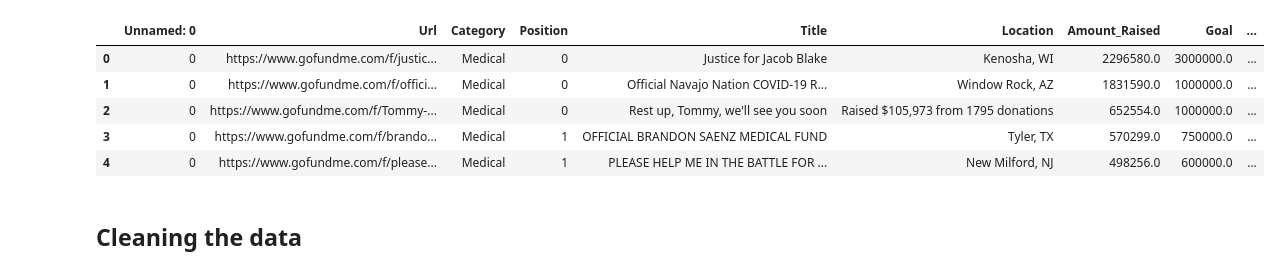
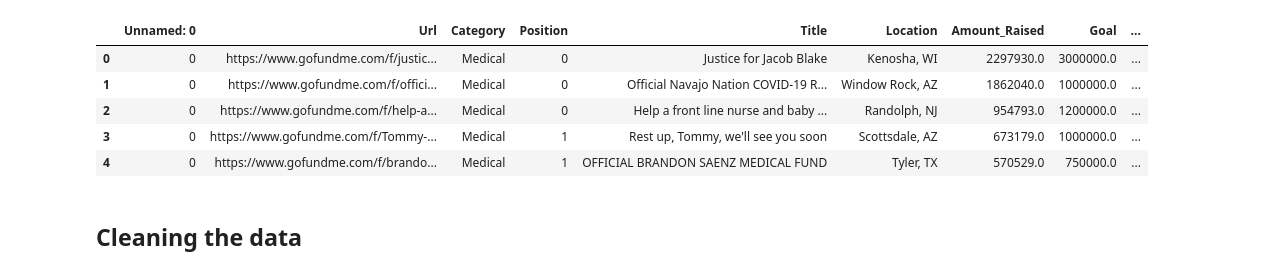
Before and after one commit to djleung/DS3-GoFundMe, a Jupyter notebook: gofundme exploration.ipynb, the cells around one changed output. Cells and saved outputs as stored; diff of their text form; code cells hidden in the pictures.

```diff
--- a/gofundme exploration.ipynb
+++ b/gofundme exploration.ipynb
@@ -1,24 +1,24 @@
 # %%
 import pandas as pd
 import numpy as np
 import seaborn as sns
 import matplotlib.pyplot as plt
 import geopandas as gpd
 
 headers = ["Url", "Category","Position", "Title", "Location","Amount_Raised", "Goal", "Number_of_Donators",
            "Length_of_Fundraising", "FB_Shares", "GFM_hearts", "Text", "Latitude", "Longitude"]
 
-df = pd.read_csv('GFM_data.csv', sep = '\t')
+df = pd.read_csv('new.csv', sep = '\t')
 
 
 df.head()
 # %% [output]
 |  | Unnamed: 0 | Url | Category | Position | Title | Location | Amount_Raised | Goal | ... |
-| 0 | 0 | https://www.gofundme.com/f/justic... | Medical | 0 | Justice for Jacob Blake | Kenosha, WI | 2296580.0 | 3000000.0 | ... |
-| 1 | 0 | https://www.gofundme.com/f/offici... | Medical | 0 | Official Navajo Nation COVID-19 R... | Window Rock, AZ | 1831590.0 | 1000000.0 | ... |
-| 2 | 0 | https://www.gofundme.com/f/Tommy-... | Medical | 0 | Rest up, Tommy, we'll see you soon | Raised $105,973 from 1795 donations | 652554.0 | 1000000.0 | ... |
-| 3 | 0 | https://www.gofundme.com/f/brando... | Medical | 1 | OFFICIAL BRANDON SAENZ MEDICAL FUND | Tyler, TX | 570299.0 | 750000.0 | ... |
-| 4 | 0 | https://www.gofundme.com/f/please... | Medical | 1 | PLEASE HELP ME IN THE BATTLE FOR ... | New Milford, NJ | 498256.0 | 600000.0 | ... |
+| 0 | 0 | https://www.gofundme.com/f/justic... | Medical | 0 | Justice for Jacob Blake | Kenosha, WI | 2297930.0 | 3000000.0 | ... |
+| 1 | 0 | https://www.gofundme.com/f/offici... | Medical | 0 | Official Navajo Nation COVID-19 R... | Window Rock, AZ | 1862040.0 | 1000000.0 | ... |
+| 2 | 0 | https://www.gofundme.com/f/help-a... | Medical | 0 | Help a front line nurse and baby ... | Randolph, NJ | 954793.0 | 1200000.0 | ... |
+| 3 | 0 | https://www.gofundme.com/f/Tommy-... | Medical | 1 | Rest up, Tommy, we'll see you soon | Scottsdale, AZ | 673179.0 | 1000000.0 | ... |
+| 4 | 0 | https://www.gofundme.com/f/brando... | Medical | 1 | OFFICIAL BRANDON SAENZ MEDICAL FUND | Tyler, TX | 570529.0 | 750000.0 | ... |
 # %% [markdown]
 ## Cleaning the data
 # %% [markdown]
```
Also changed, not shown: parts of 6 cells of this notebook, 1 other file.
